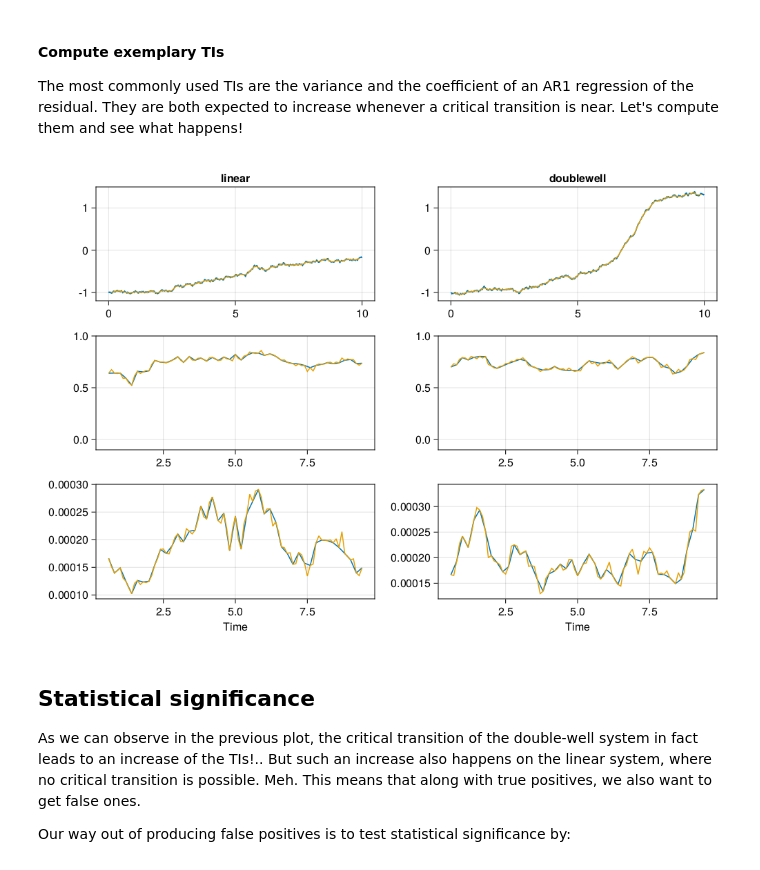
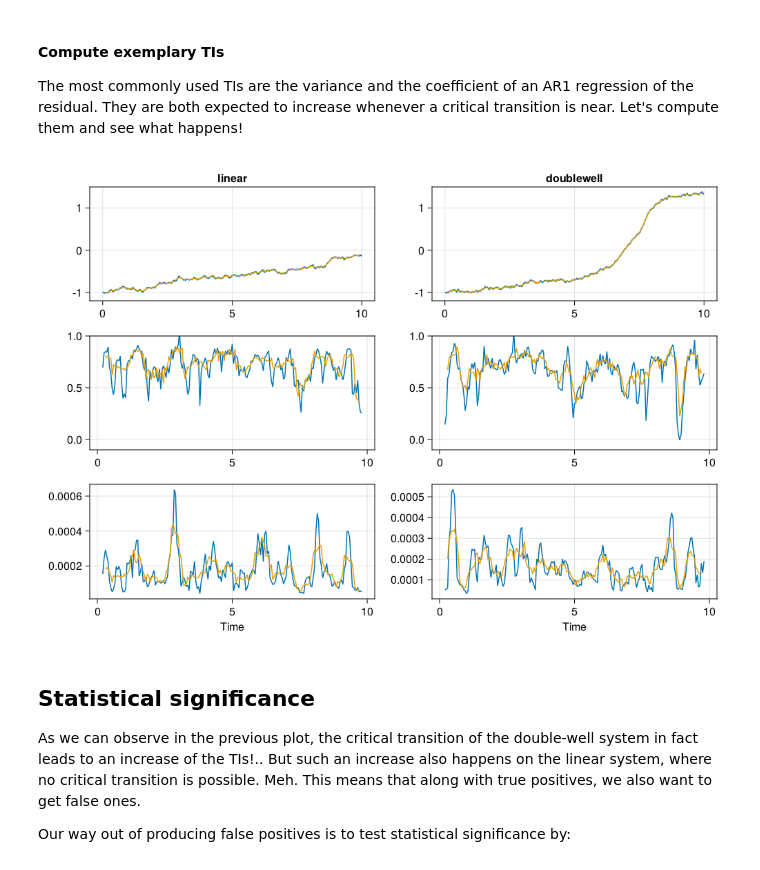
Before and after one commit to JanJereczek/StatisticalEWS, a Jupyter notebook: notebooks/demo_palma.ipynb, the cells around one changed output. Cells and saved outputs as stored; diff of their text form; code cells hidden in the pictures.

```diff
--- a/notebooks/demo_palma.ipynb
+++ b/notebooks/demo_palma.ipynb
@@ -106,22 +106,22 @@ The most commonly used TIs are the variance and the coefficient of an AR1 regres
 # %%
 # Compute the residuals of the trend fitting.
 # We introduce the CPU suffix to distinguish from the later introduced GPU instance of the same variable.
 Xres_cpu = trim_wndw(X, p_window_smooth, window) - Xtrend
 
-T_indctr_wndw = 5f-1          # half-width for computation of indicator.
-T_indctr_strd = 1f-1          # stride for computation of indicator.
+T_indctr_wndw = 2f-1          # half-width for computation of indicator.
+T_indctr_strd = 5f-2          # stride for computation of indicator.
 p_window_indctr = get_windowing_params([dt, T_indctr_wndw, T_indctr_strd])
 
 var_cpu = slide_estimator(Xres_cpu, p_window_indctr, cpvar, window)
 ar1_cpu = slide_estimator(Xres_cpu, p_window_indctr, ar1_whitenoise, window)
 tindctr = trim_wndw(ttrend, p_window_indctr.Nwndw, p_window_indctr.Nstrd, window)
 
 [lines!(axs[2][j], tindctr, ar1_cpu[j, :], label = "ar1_cpu") for j in 1:ncols]
 [lines!(axs[3][j], tindctr, var_cpu[j, :], label = "var_cpu") for j in 1:ncols]
 [ylims!(axs[2][i], (-.1, 1)) for i in 1:ncols]
 fig
 # %% [output]
-[figure, old version]
+[figure, new version]
 # %% [markdown]
 ## Statistical significance
 
```
Also changed, not shown: parts of 12 cells of this notebook, 2 other files.
